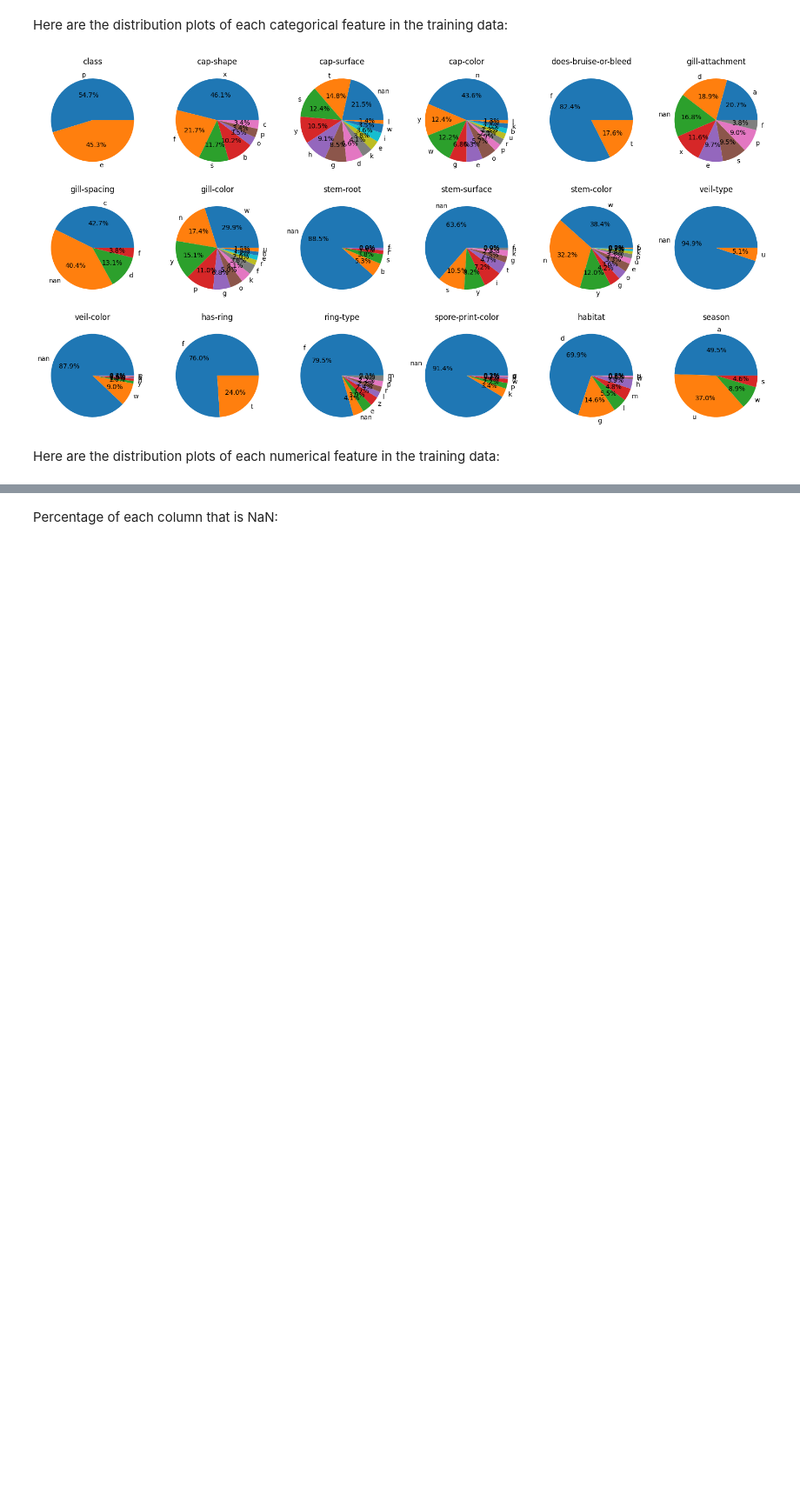
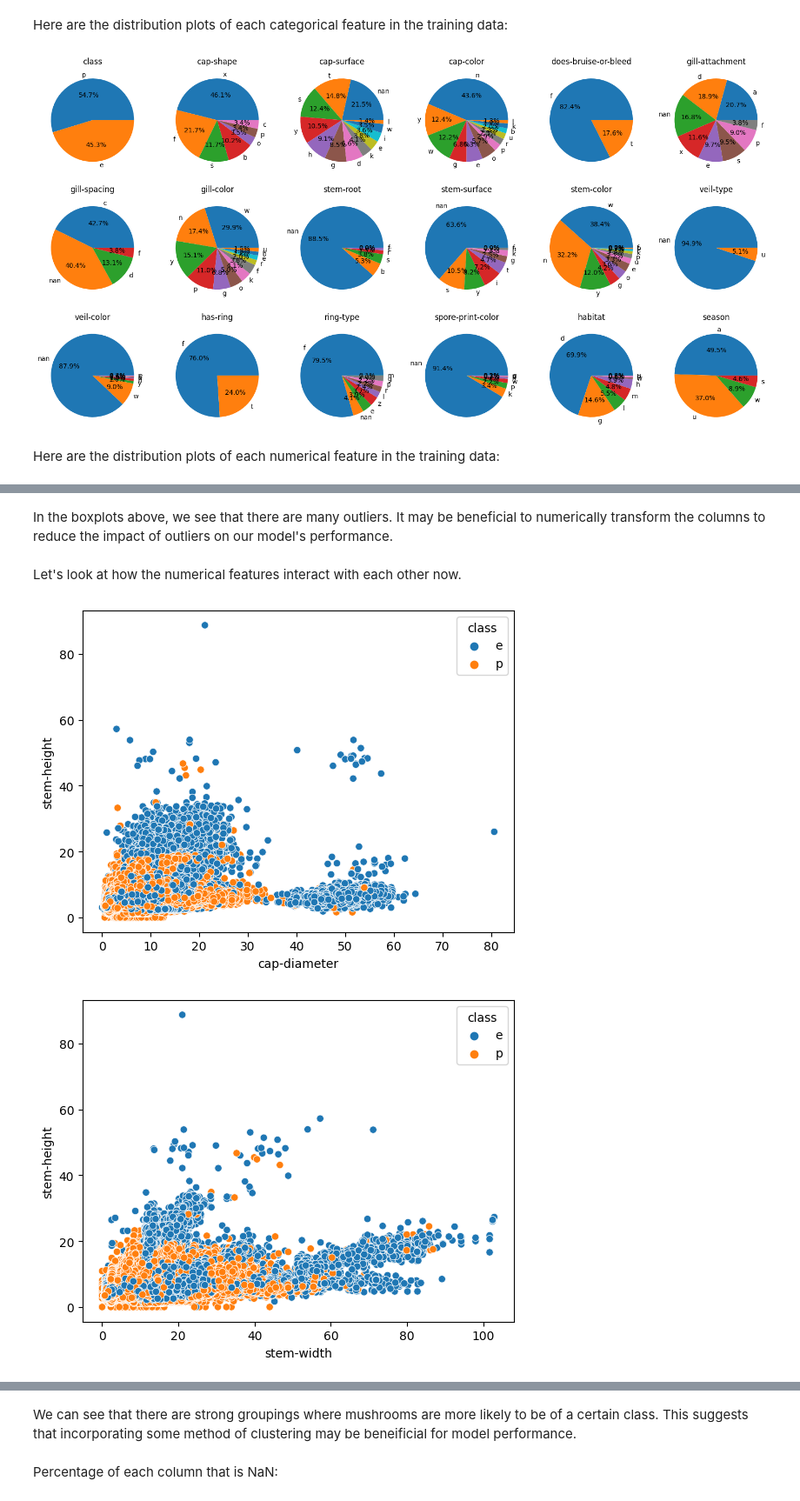
Before and after one commit to Kunritty/Poisonous-Mushrooms-Classification, a Jupyter notebook: Poisonous-Mushrooms-Classification.ipynb, the cells around one changed output, grey strips where cells are left out. Shown at 87% size. Saved outputs shown, nothing was run; the diff lists cells and outputs as text; code cells hidden in the pictures; blank space fills up the shorter version.

Commit message:
Kaggle Notebook | Poisonous Mushrooms Classification | Added More EDA

```diff
--- a/Poisonous-Mushrooms-Classification.ipynb
+++ b/Poisonous-Mushrooms-Classification.ipynb
@@ -145,0 +156,15 @@ In the `cap-diameter` feature, there seems to be a very small spike in values fr
+# %% [markdown]
+In the boxplots above, we see that there are many outliers. It may be beneficial to numerically transform the columns to reduce the impact of outliers on our model's performance.
+# %% [markdown]
+Let's look at how the numerical features interact with each other now.
+# %%
+def make_scatterplot(col1, col2):
+    fig, ax = plt.subplots()
+    sns.scatterplot(data=df_train, x=col1, y=col2, hue="class")
+
+make_scatterplot("cap-diameter", "stem-height")
+make_scatterplot("stem-width", "stem-height")
+make_scatterplot("cap-diameter", "stem-width")
+# %% [output]
+[figure, added]
+[figure, added]
@@ -146,3 +172,5 @@ In the `cap-diameter` feature, there seems to be a very small spike in values fr
+# %% [markdown]
+We can see that there are strong groupings where mushrooms are more likely to be of a certain class. This suggests that incorporating some method of clustering may be beneificial for model performance.
 # %% [markdown]
 Percentage of each column that is NaN:
 # %%
```
Also changed, not shown: parts of 9 cells of this notebook.
